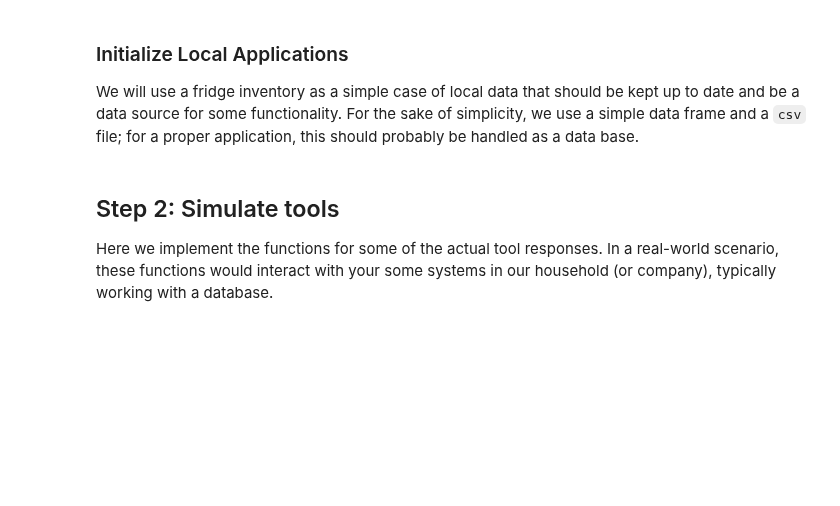
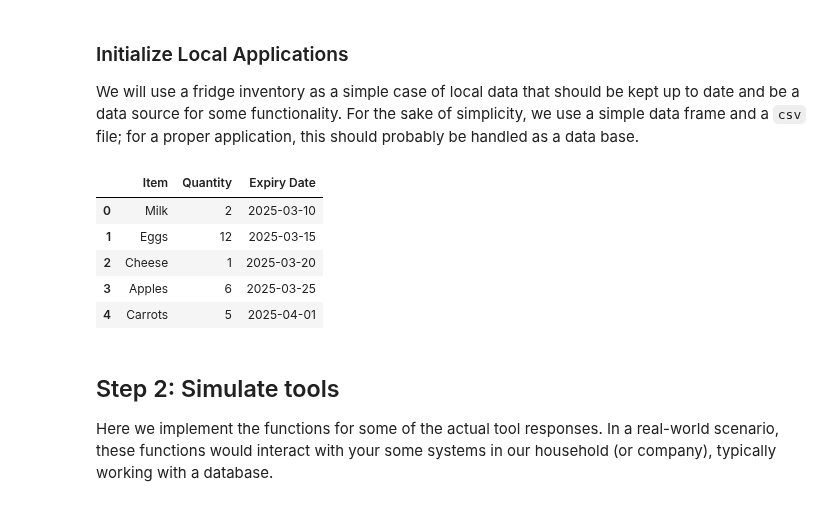
Before and after one commit to raliaskarov/tutorial_eth_ais_roman, a Jupyter notebook: in_class/Block 2/Household_Assistant_Azure.ipynb, the cells around one changed output. Saved outputs shown, nothing was run; the diff lists cells and outputs as text; code cells hidden in the pictures; blank space fills up the shorter version.

```diff
--- a/in_class/Block 2/Household_Assistant_Azure.ipynb
+++ b/in_class/Block 2/Household_Assistant_Azure.ipynb
@@ -124,6 +133,15 @@ try:
     fridge_df = pd.read_csv("fridge_inventory.csv")
 except FileNotFoundError:
     fridge_df = pd.DataFrame(columns=["Item", "Quantity", "Expiry Date"])
+# %%
+fridge_df
+# %% [output]
+|  | Item | Quantity | Expiry Date |
+| 0 | Milk | 2 | 2025-03-10 |
+| 1 | Eggs | 12 | 2025-03-15 |
+| 2 | Cheese | 1 | 2025-03-20 |
+| 3 | Apples | 6 | 2025-03-25 |
+| 4 | Carrots | 5 | 2025-04-01 |
 # %% [markdown]
 ## Step 2: Simulate tools
 
```
Also changed, not shown: parts of 18 cells of this notebook, 1 other file.
